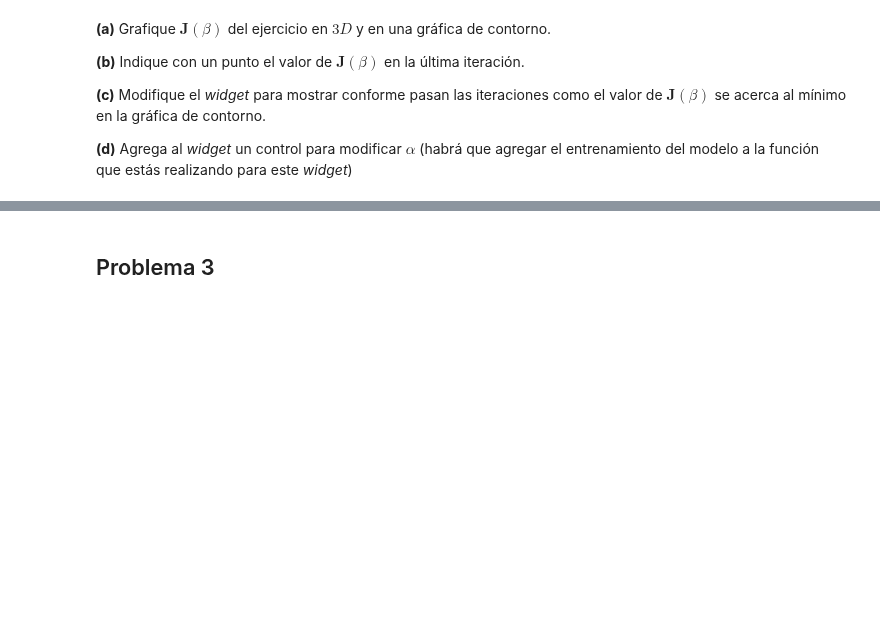
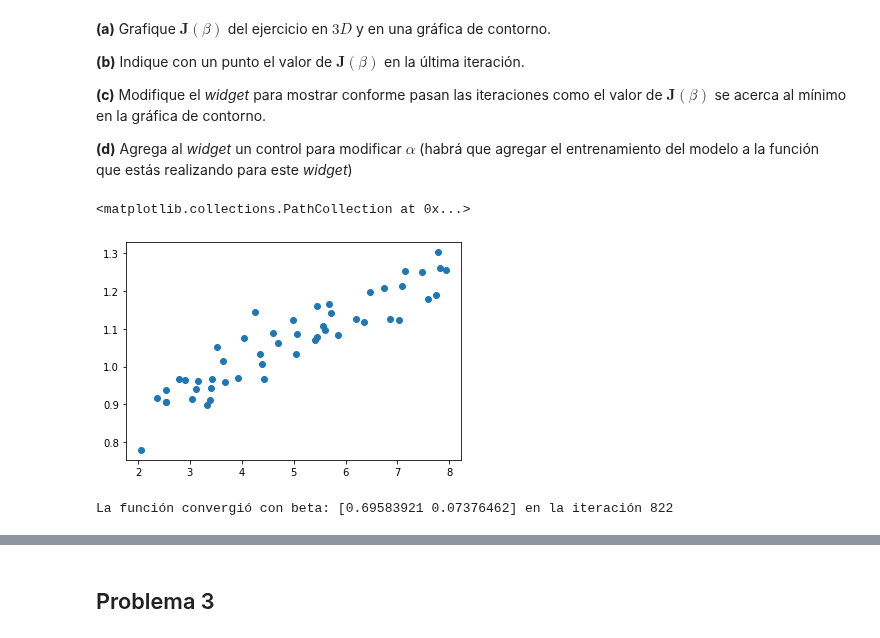
Before and after one commit to Skalas/Matematicas-Computacionales-fall2021, a Jupyter notebook: alumnos/MR1B4RR4/tareas/tarea1/tareas.ipynb, the cells around one changed output, grey strips where cells are left out. Cells and saved outputs as stored; diff of their text form; code cells hidden in the pictures; blank space fills up the shorter version.

```diff
--- a/alumnos/MR1B4RR4/tareas/tarea1/tareas.ipynb
+++ b/alumnos/MR1B4RR4/tareas/tarea1/tareas.ipynb
@@ -125,5 +152,16 @@ Usando el ejemplo de la clase ( i.e. Los archivos `edad.dat` y `altura.dat` cont
 **(d)** Agrega al _widget_ un control para modificar $\alpha$ (habrá que agregar el entrenamiento del modelo a la función que estás realizando para este _widget_)
 # %%
 #a)
-u = np.loadtxt('edad.dat')
-v = np.loadtxt('altura.dat')
+edad= np.loadtxt('edad.dat')
+altura = np.loadtxt('altura.dat')
+
+plt.scatter(edad, altura)
+# %% [output]
+<matplotlib.collections.PathCollection at 0x...>
+[figure, added]
+# %%
+#viendo la regresión lineal
+rea = RegresionLineal(alpha=0.03, max_iters=1000000, tols=0.000001)
+rea.gradientDescent(edad,altura)
+# %% [output]
+La función convergió con beta: [0.69583921 0.07376462] en la iteración 822
```
Also changed, not shown: parts of 14 cells of this notebook, 1 other file.
